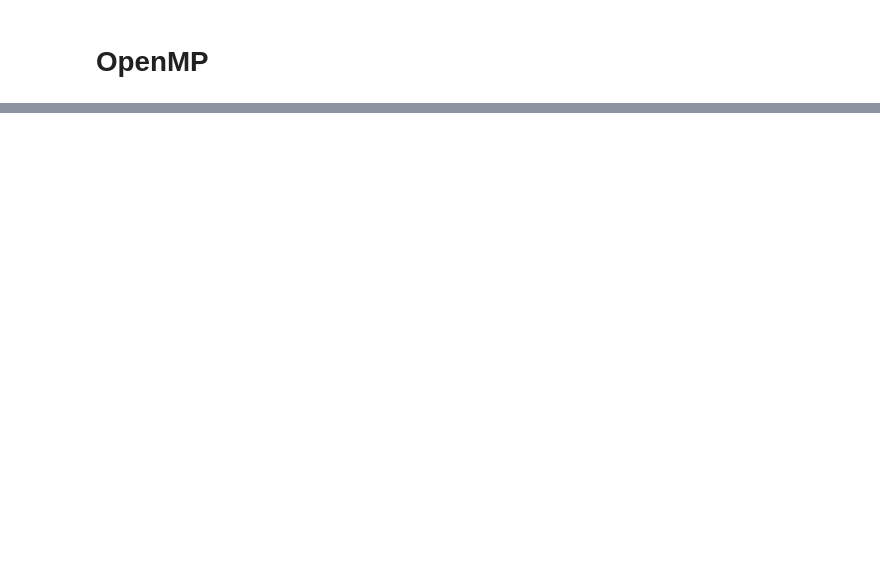
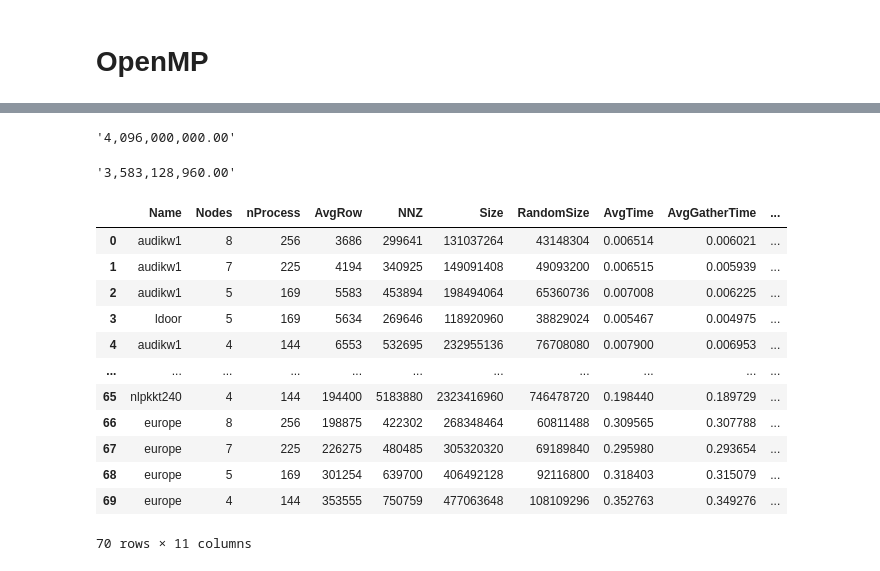
Before and after one commit to marufdsi/ConferencePapers, a Jupyter notebook: ICPP2021/PlotsGenerator.ipynb, the cells around one changed output, grey strips where cells are left out. Saved outputs shown, nothing was run; the diff lists cells and outputs as text; code cells hidden in the pictures; blank space fills up the shorter version.

```diff
--- a/ICPP2021/PlotsGenerator.ipynb
+++ b/ICPP2021/PlotsGenerator.ipynb
@@ -460,0 +611,44 @@ for vec,vec_data in fmaRes.groupby("VectorWidth"):
+# %%
+'{:,.2f}'.format(max(dp_copy["Size"]))
+# %% [output]
+'4,096,000,000.00'
+# %%
+'{:,.2f}'.format(max(_pred["Sizes"]))
+# %% [output]
+'3,583,128,960.00'
+# %%
+csr_gk_spmv = pd.read_csv("../../SpMV_Model/src/SkylakeResults/MPI_KWAY_SpMV.csv")
+csr_gk_spmv = csr_gk_spmv[~csr_gk_spmv['Name'].str.contains("rmat")].reset_index(drop=True)
+csr_gk_ref = csr_gk_spmv[["Name", "Nodes", "nProcess", "DataType", "AvgRows", "AvgNNZ", "AvgNPR", "AvgNPRSD", "AvgTime", "AvgGatherTime", "AvgMatmulTime"]]
+csr_gk_ref = csr_gk_ref.groupby(["Name", "Nodes", "nProcess", "DataType"]).mean().reset_index().sort_values(by=["Name", "Nodes", "nProcess", "DataType"]).reset_index(drop=True)
+csr_gk_test = pd.DataFrame()
+csr_gk_test["Name"] = csr_gk_ref["Name"]
+csr_gk_test["Nodes"] = csr_gk_ref["Nodes"]
+csr_gk_test["nProcess"] = csr_gk_ref["nProcess"]
+csr_gk_test["AvgRow"] = csr_gk_ref["AvgRows"]
+csr_gk_test["NNZ"] = csr_gk_ref["AvgNNZ"]
+csr_gk_test["Size"] = 36*((12*csr_gk_ref["AvgRows"]) + (12*csr_gk_ref["AvgNNZ"]))
+csr_gk_test["RandomSize"] = 36*(4*csr_gk_ref["AvgNNZ"])
+csr_gk_test["AvgTime"] = csr_gk_ref["AvgTime"]/1000
+csr_gk_test["AvgGatherTime"] = csr_gk_ref["AvgGatherTime"]/1000
+csr_gk_test["AvgMatmulTime"] = csr_gk_ref["AvgMatmulTime"]/1000
+csr_gk_test = csr_gk_test[csr_gk_test["Size"] >= 100000000].reset_index(drop=True).sort_values(by="AvgRow").reset_index(drop=True)
+VEC_WIDTH = 4
+FLOPS_PER_CAL = 2
+FLOP_PER_SEC = 42.84
+csr_gk_test["TimeForFLOPS"] = (1.0e-9 * csr_2d_test["NNZ"] * VEC_WIDTH * FLOPS_PER_CAL)/FLOP_PER_SEC
+csr_gk_test
+# %% [output]
+|  | Name | Nodes | nProcess | AvgRow | NNZ | Size | RandomSize | AvgTime | AvgGatherTime | ... |
+| 0 | audikw1 | 8 | 256 | 3686 | 299641 | 131037264 | 43148304 | 0.006514 | 0.006021 | ... |
+| 1 | audikw1 | 7 | 225 | 4194 | 340925 | 149091408 | 49093200 | 0.006515 | 0.005939 | ... |
+| 2 | audikw1 | 5 | 169 | 5583 | 453894 | 198494064 | 65360736 | 0.007008 | 0.006225 | ... |
+| 3 | ldoor | 5 | 169 | 5634 | 269646 | 118920960 | 38829024 | 0.005467 | 0.004975 | ... |
+| 4 | audikw1 | 4 | 144 | 6553 | 532695 | 232955136 | 76708080 | 0.007900 | 0.006953 | ... |
+| ... | ... | ... | ... | ... | ... | ... | ... | ... | ... | ... |
+| 65 | nlpkkt240 | 4 | 144 | 194400 | 5183880 | 2323416960 | 746478720 | 0.198440 | 0.189729 | ... |
+| 66 | europe | 8 | 256 | 198875 | 422302 | 268348464 | 60811488 | 0.309565 | 0.307788 | ... |
+| 67 | europe | 7 | 225 | 226275 | 480485 | 305320320 | 69189840 | 0.295980 | 0.293654 | ... |
+| 68 | europe | 5 | 169 | 301254 | 639700 | 406492128 | 92116800 | 0.318403 | 0.315079 | ... |
+| 69 | europe | 4 | 144 | 353555 | 750759 | 477063648 | 108109296 | 0.352763 | 0.349276 | ... |
+70 rows × 11 columns
```
Also changed, not shown: parts of 15 cells of this notebook, 14 other files.
